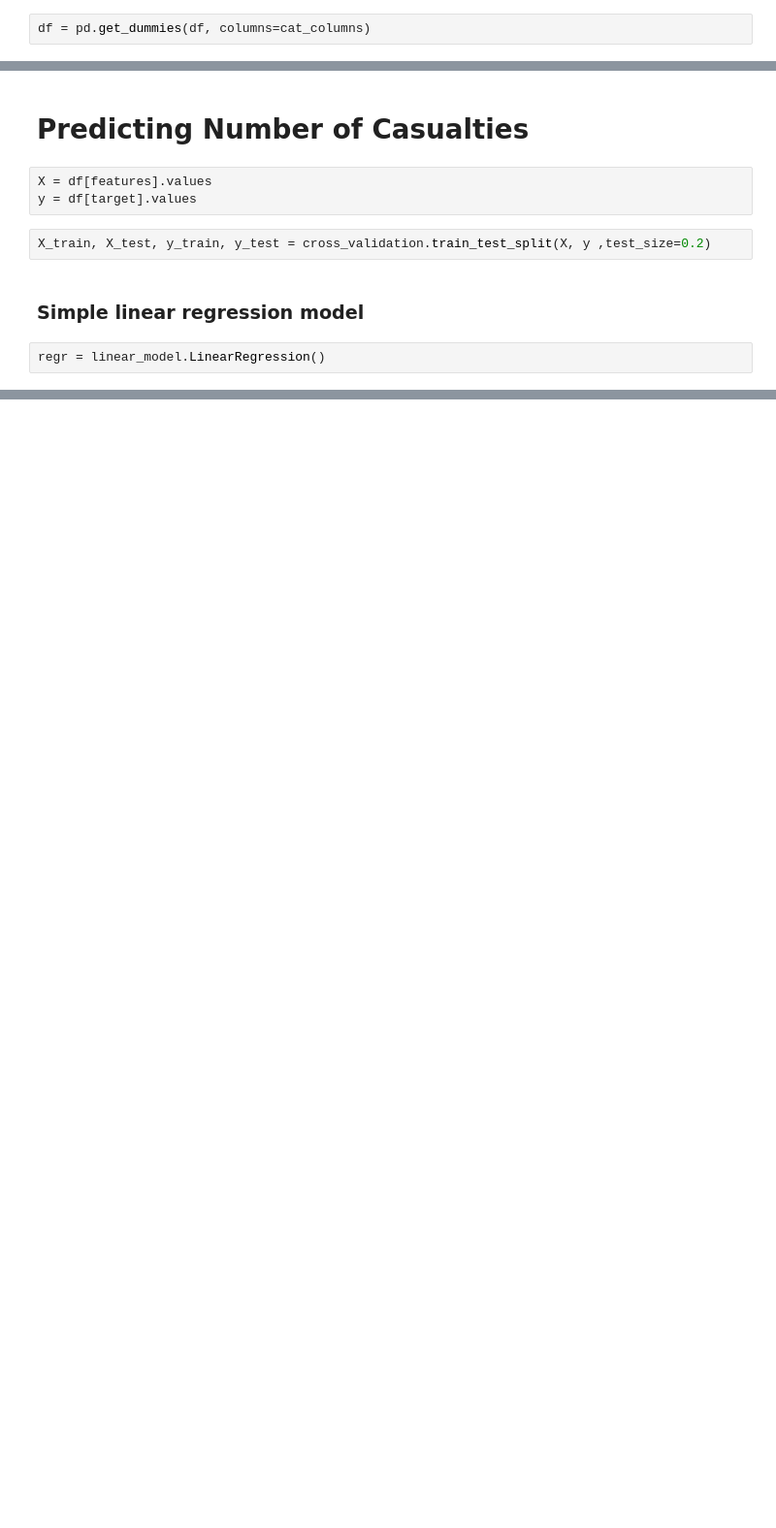
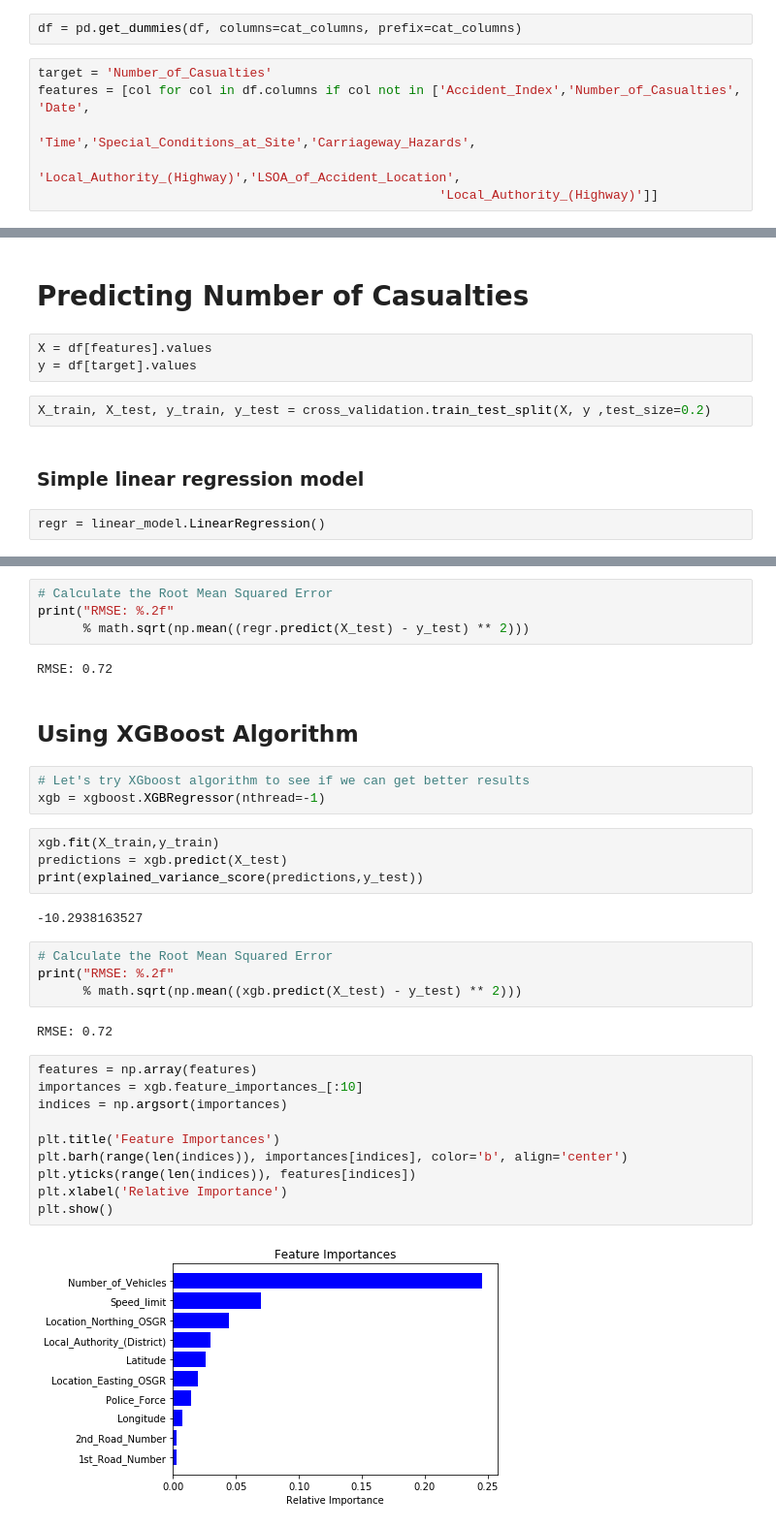
Before and after one commit to aremirata/uk_traffic_accidents, a Jupyter notebook: Machine Learning Predictive Models for Traffic Data.ipynb, the cells around one changed output, grey strips where cells are left out. Shown: that part at 97% size. Drawn from its saved outputs; the diff is of its cells as text; blank space fills up the shorter version.

```diff
--- a/Machine Learning Predictive Models for Traffic Data.ipynb
+++ b/Machine Learning Predictive Models for Traffic Data.ipynb
@@ -119,2 +123,8 @@ cat_columns = ['Local_Authority_(Highway)',
 # %%
-df = pd.get_dummies(df, columns=cat_columns)
+df = pd.get_dummies(df, columns=cat_columns, prefix=cat_columns)
+# %%
+target = 'Number_of_Casualties'
+features = [col for col in df.columns if col not in ['Accident_Index','Number_of_Casualties', 'Date',
+                                                     'Time','Special_Conditions_at_Site','Carriageway_Hazards',
+                                                     'Local_Authority_(Highway)','LSOA_of_Accident_Location',
+                                                     'Local_Authority_(Highway)']]
@@ -136,0 +172,35 @@ ValueError: could not convert string to float: 'E01013550'
+# %%
+# Calculate the Root Mean Squared Error
+print("RMSE: %.2f"
+      % math.sqrt(np.mean((regr.predict(X_test) - y_test) ** 2)))
+# %% [output]
+RMSE: 0.72
+# %% [markdown]
+## Using XGBoost Algorithm
+# %%
+# Let's try XGboost algorithm to see if we can get better results
+xgb = xgboost.XGBRegressor(nthread=-1)
+# %%
+xgb.fit(X_train,y_train)
+predictions = xgb.predict(X_test)
+print(explained_variance_score(predictions,y_test))
+# %% [output]
+-10.2938163527
+# %%
+# Calculate the Root Mean Squared Error
+print("RMSE: %.2f"
+      % math.sqrt(np.mean((xgb.predict(X_test) - y_test) ** 2)))
+# %% [output]
+RMSE: 0.72
+# %%
+features = np.array(features)
+importances = xgb.feature_importances_[:10]
+indices = np.argsort(importances)
+
+plt.title('Feature Importances')
+plt.barh(range(len(indices)), importances[indices], color='b', align='center')
+plt.yticks(range(len(indices)), features[indices])
+plt.xlabel('Relative Importance')
+plt.show()
+# %% [output]
+[figure, added]
```
Also changed, not shown: parts of 46 cells of this notebook, 2 other files.
